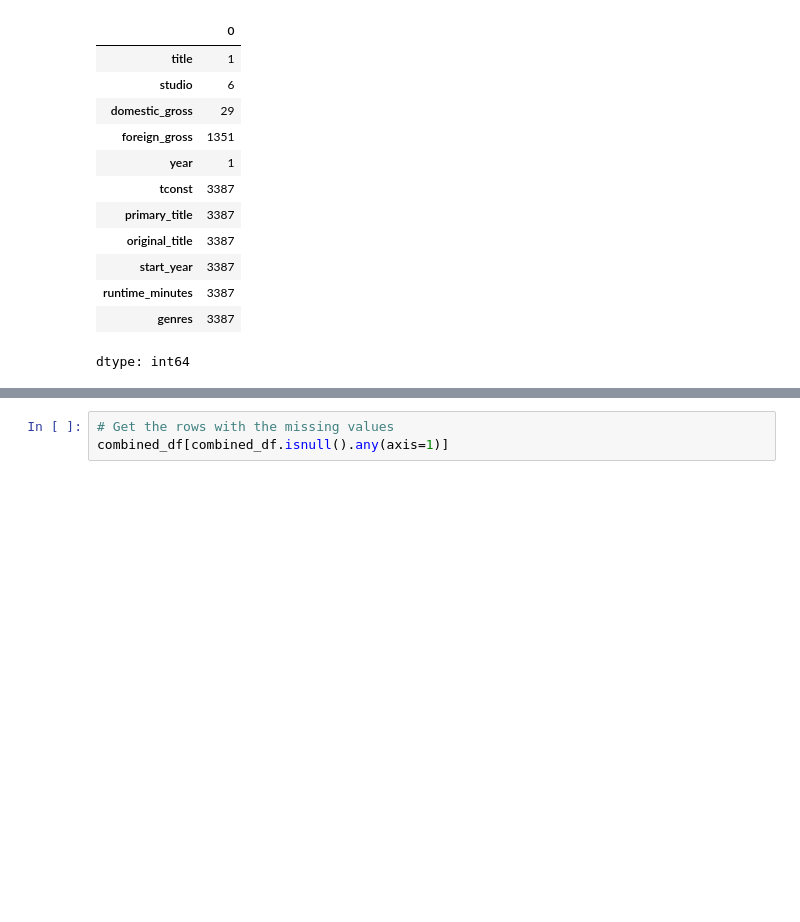
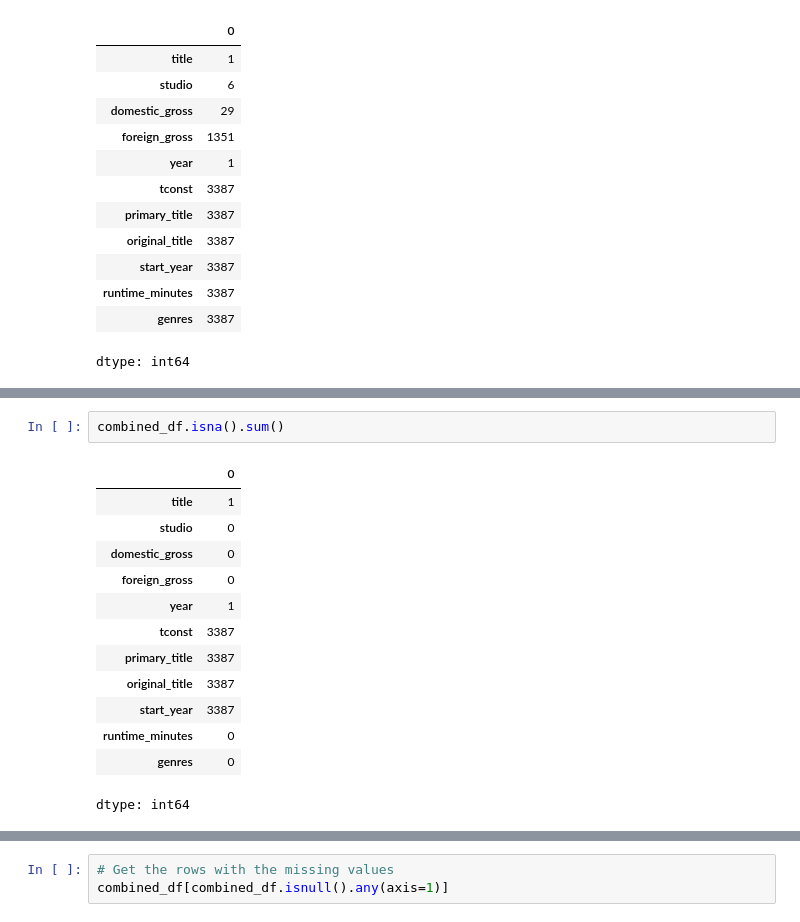
Before and after one commit to Ella244-18/phase-1-project, a Jupyter notebook: student.ipynb, the cells around one changed output, grey strips where cells are left out. Cells and saved outputs as stored; diff of their text form; blank space fills up the shorter version.

```diff
--- a/student.ipynb
+++ b/student.ipynb
@@ -329,3 +410,19 @@ dtype: int64
+# %%
+combined_df.isna().sum()
+# %% [output]
+|  | 0 |
+| title | 1 |
+| studio | 0 |
+| domestic_gross | 0 |
+| foreign_gross | 0 |
+| year | 1 |
+| tconst | 3387 |
+| primary_title | 3387 |
+| original_title | 3387 |
+| start_year | 3387 |
+| runtime_minutes | 0 |
+| genres | 0 |
+dtype: int64
 # %%
 #Check the proportion of missing values per column
 missing_proportion = combined_df.isna().mean().round(3) # Calculate the missing proportion and round to 3 decimal places
```
Also changed, not shown: parts of 3 cells of this notebook.
